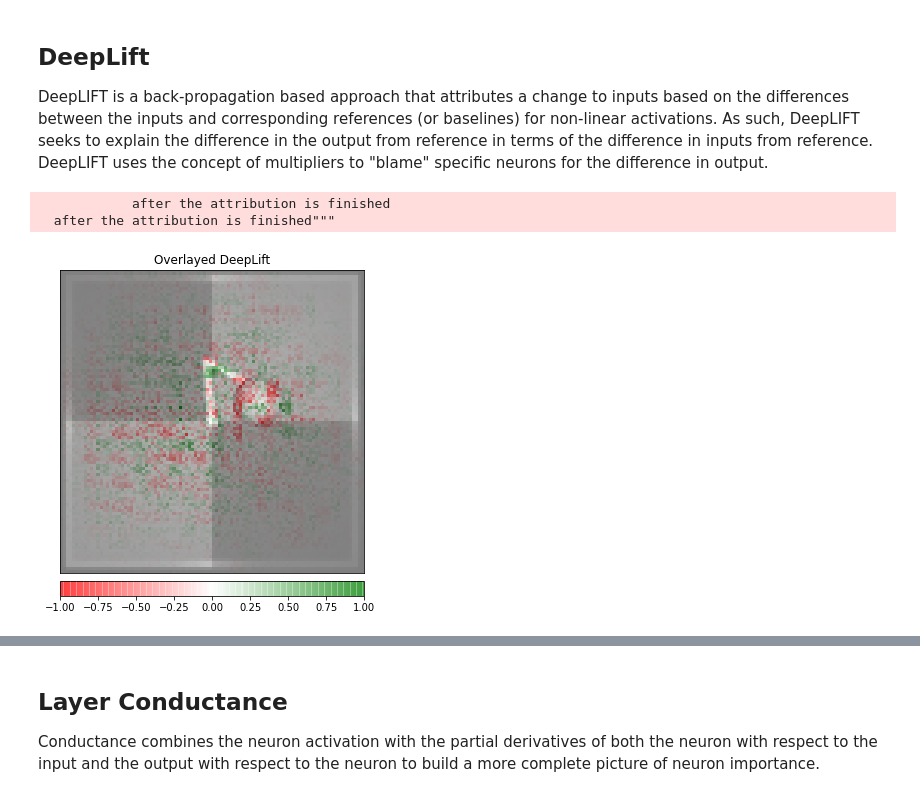
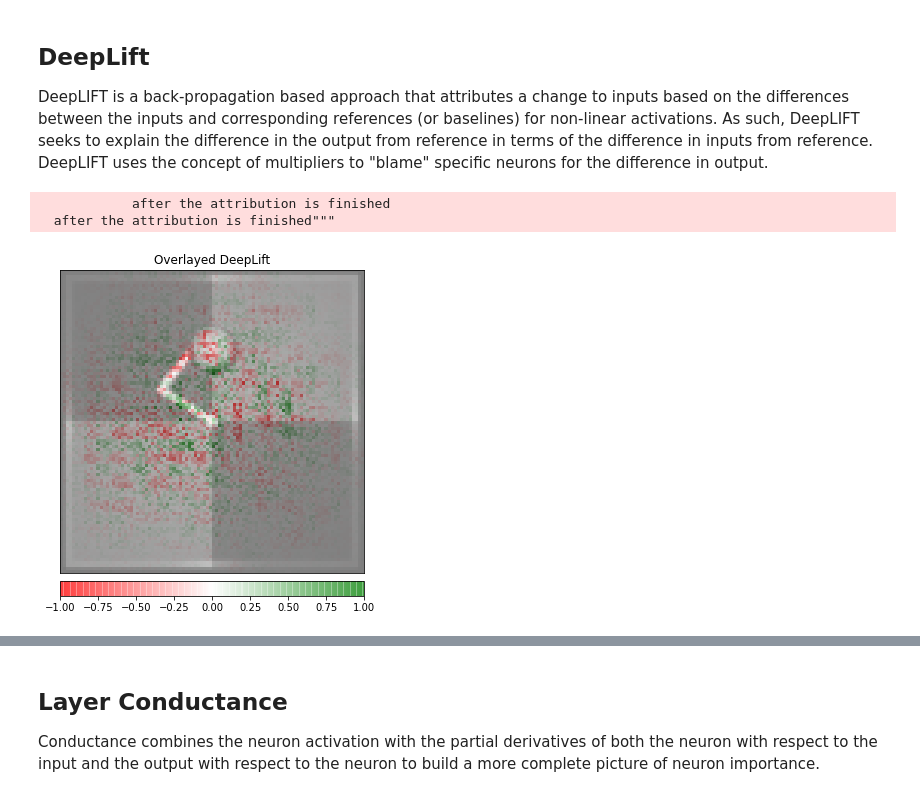
Before and after one commit to HumanCompatibleAI/eirli, a Jupyter notebook: analysis/interpret.ipynb, the cells around one changed output, grey strips where cells are left out. Saved outputs shown, nothing was run; the diff lists cells and outputs as text; code cells hidden in the pictures.

Commit message:
Add comments / Make interpret compatible with more types of encoder

```diff
--- a/analysis/interpret.ipynb
+++ b/analysis/interpret.ipynb
@@ -36,17 +41,0 @@ def config():
-# %%
-@interp_ex.capture
-def run_interp():
-    venv = auto_env.load_vec_env()
-    network = prepare_network(venv, encoder_path, verbose, device)
-    images, labels = process_data(venv, benchmark_name, imgs, device)
-
-    for img, label in zip(images, labels):
-        # Get policy prediction
-        original_img = img[0].permute(1, 2, 0).numpy()
-
-        print('\nOriginal image:')
-        save_img(img[0], 'original_image', log_dir, show=True)
-
-    return network, images, labels, original_img
-
-network, images, labels, original_img = run_interp()
@@ -54,0 +44,15 @@ MissingConfigError: load_vec_env is missing value(s): ['benchmark_name', 'atari_
+# %%
+render_interp_ex = Experiment('render_interp', ingredients=[benchmark_ingredient, interp_ex], interactive=True)
+
+@render_interp_ex.main
+def run():
+    venv = get_venv()
+    network = prepare_network(venv)
+    images, labels = process_data(venv)
+    return network, images, labels
+
+r = render_interp_ex.run()
+network = r.result[0]
+images = r.result[1]
+labels = r.result[2]
+verbose = True
@@ -69,13 +91,13 @@ NameError: name 'images' is not defined
 ## DeepLift
 DeepLIFT is a back-propagation based approach that attributes a change to inputs based on the differences between the inputs and corresponding references (or baselines) for non-linear activations. As such, DeepLIFT seeks to explain the difference in the output from reference in terms of the difference in inputs from reference. DeepLIFT uses the concept of multipliers to "blame" specific neurons for the difference in output.
 # %%
-@interp_ex.capture
 def deep_lift():
     for img, label in zip(images, labels):
-        deep_lift_(network, img, label, original_img, log_dir, False)
+        original_img = img[0].permute(1, 2, 0).detach().numpy()
+        deep_lift_(network, img, label, original_img, None, False)
 
 deep_lift()
 # %% [output]
             after the attribution is finished
   after the attribution is finished"""
-[figure, old version]
+[figure, new version]
```
Also changed, not shown: parts of 17 cells of this notebook, 1 other file.
